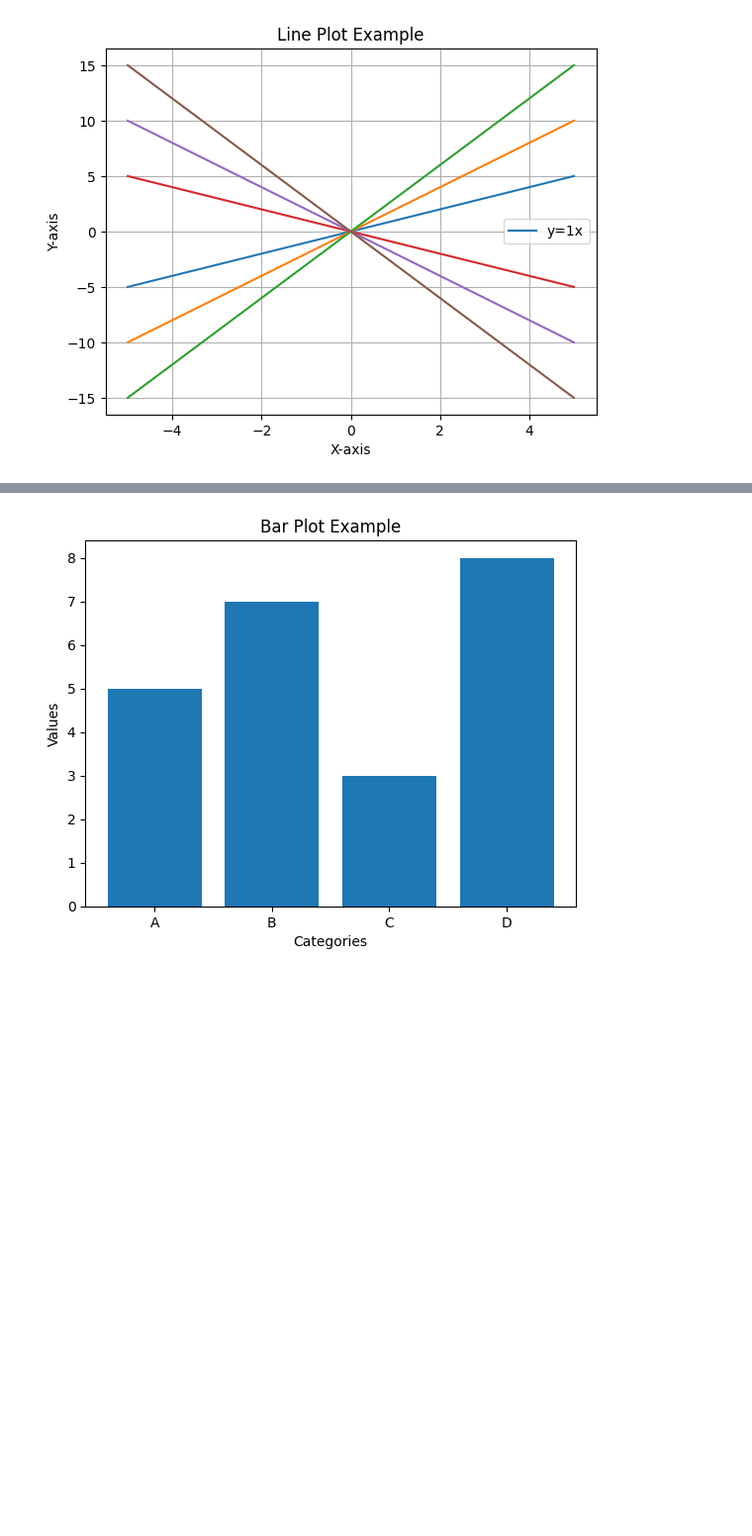
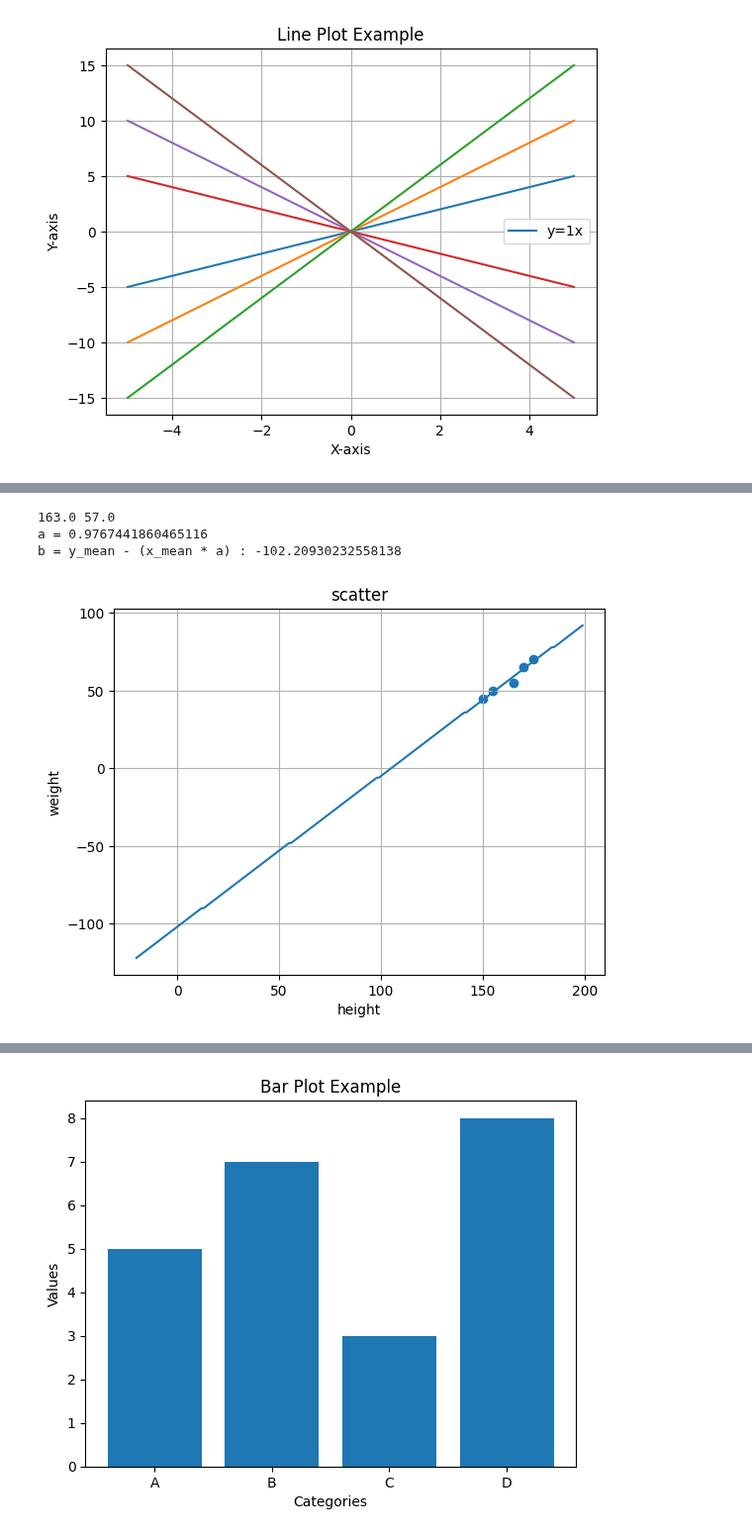
Before and after one commit to business-sixtick/exercise, a Jupyter notebook: mathematics/graph.ipynb, the cells around one changed output, grey strips where cells are left out. Shown at 99% size. Saved outputs shown, nothing was run; the diff lists cells and outputs as text; code cells hidden in the pictures; blank space fills up the shorter version.

```diff
--- a/mathematics/graph.ipynb
+++ b/mathematics/graph.ipynb
@@ -33,0 +55,40 @@ plt.show()
+# %%
+import matplotlib.pyplot as plt
+import numpy as np
+
+# 데이터
+x = [170, 155, 150, 175, 165]
+y = [65, 50, 45, 70, 55]
+x_mean = np.mean(x)
+y_mean = np.mean(y)
+print(x_mean, y_mean)
+
+# 기울기 = (x-x평균)(y-y평균)의 합 / (x-x평균)제곱의 합
+# y절편 (b) = y평균 - (x평균 * a)
+a = 0
+#deviation 편차
+son = 0
+mom = 0
+for i in range(5):
+    son += (x[i] - x_mean) * (y[i] - y_mean)
+    mom += (x[i] - x_mean) ** 2
+a = son / mom
+print(f'a = {a}')
+print(f'b = y_mean - (x_mean * a) : { y_mean - (x_mean * a) }')
+
+# y = 0.98 * x - 102
+
+# 그래프 그리기
+plt.scatter(x, y)
+plt.plot( list(range(-20,200)),  [ round(y * 0.9767 - 102.2, 0) for y in range(-20,200)])
+plt.title('scatter')
+plt.xlabel('height')
+plt.ylabel('weight')
+
+plt.grid()
+plt.show()
+# %% [output]
+163.0 57.0
+a = 0.9767441860465116
+b = y_mean - (x_mean * a) : -102.20930232558138
+[figure, added]
```
Also changed, not shown: parts of 3 cells of this notebook, 2 other files.
